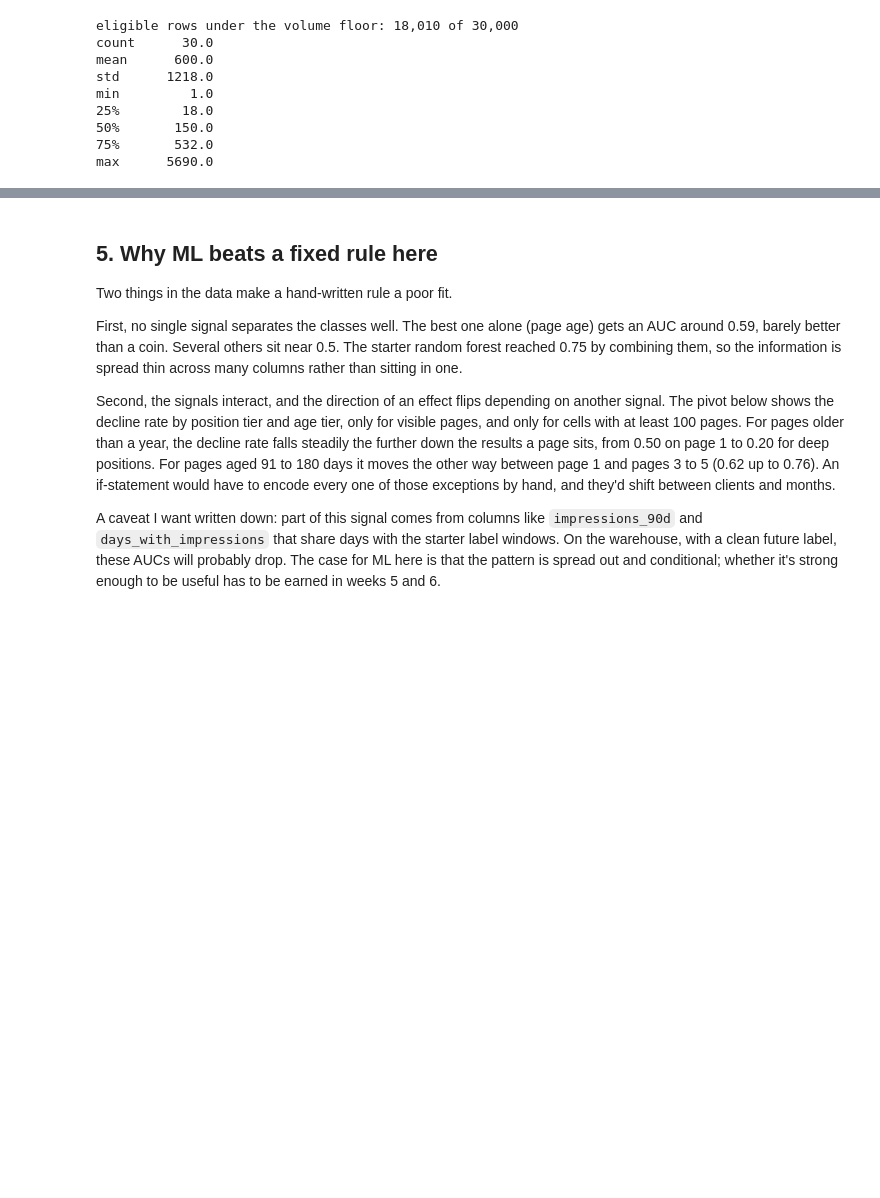
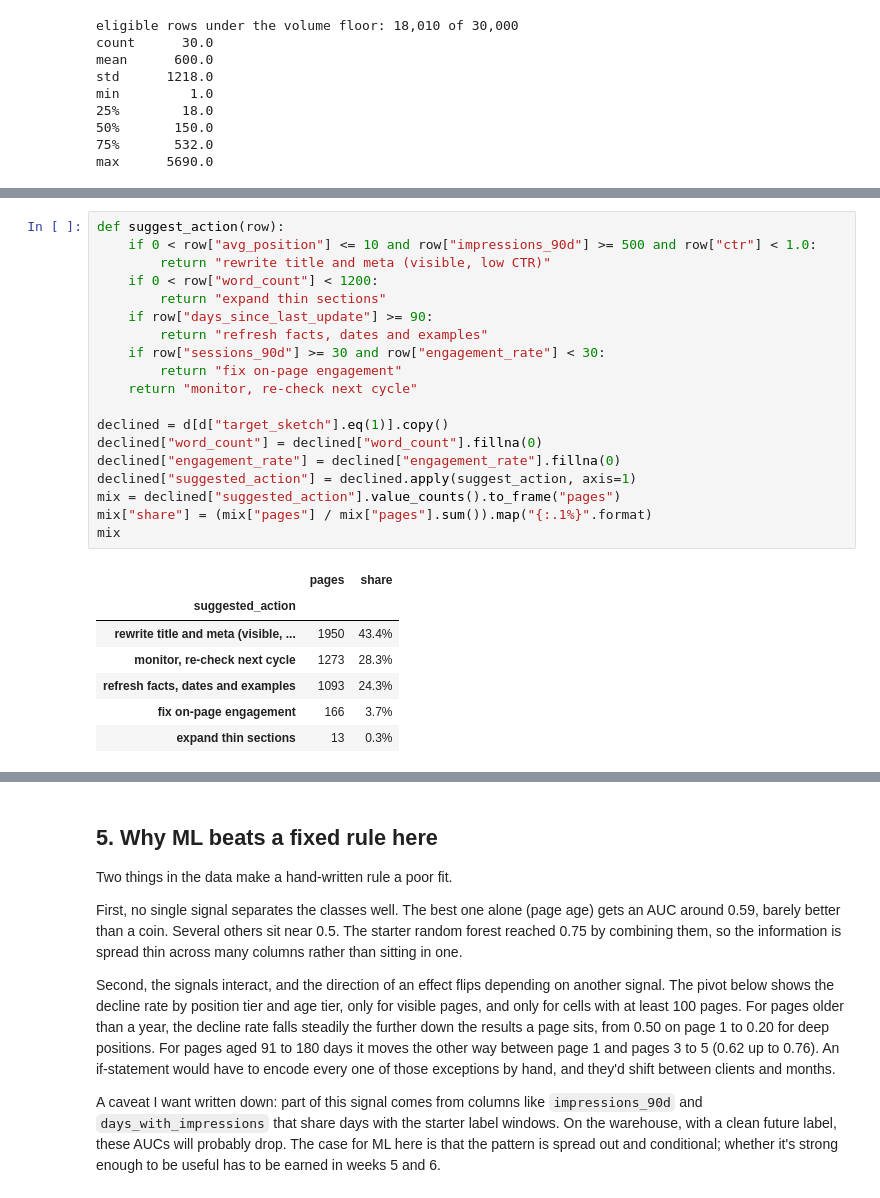
Before and after one commit to hassanali241/FlyRank, a Jupyter notebook: work/notebooks/w02_ml_task_framing.ipynb, the cells around one changed output, grey strips where cells are left out. Saved outputs shown, nothing was run; the diff lists cells and outputs as text; blank space fills up the shorter version.

```diff
--- a/work/notebooks/w02_ml_task_framing.ipynb
+++ b/work/notebooks/w02_ml_task_framing.ipynb
@@ -199,0 +235,27 @@ The eligible population is about 18,000 pages, still very uneven across clients:
+# %%
+def suggest_action(row):
+    if 0 < row["avg_position"] <= 10 and row["impressions_90d"] >= 500 and row["ctr"] < 1.0:
+        return "rewrite title and meta (visible, low CTR)"
+    if 0 < row["word_count"] < 1200:
+        return "expand thin sections"
+    if row["days_since_last_update"] >= 90:
+        return "refresh facts, dates and examples"
+    if row["sessions_90d"] >= 30 and row["engagement_rate"] < 30:
+        return "fix on-page engagement"
+    return "monitor, re-check next cycle"
+
+declined = d[d["target_sketch"].eq(1)].copy()
+declined["word_count"] = declined["word_count"].fillna(0)
+declined["engagement_rate"] = declined["engagement_rate"].fillna(0)
+declined["suggested_action"] = declined.apply(suggest_action, axis=1)
+mix = declined["suggested_action"].value_counts().to_frame("pages")
+mix["share"] = (mix["pages"] / mix["pages"].sum()).map("{:.1%}".format)
+mix
+# %% [output]
+|  | pages | share |
+| suggested_action |  |  |
+| rewrite title and meta (visible, ... | 1950 | 43.4% |
+| monitor, re-check next cycle | 1273 | 28.3% |
+| refresh facts, dates and examples | 1093 | 24.3% |
+| fix on-page engagement | 166 | 3.7% |
+| expand thin sections | 13 | 0.3% |
```
Also changed, not shown: parts of 6 cells of this notebook.
